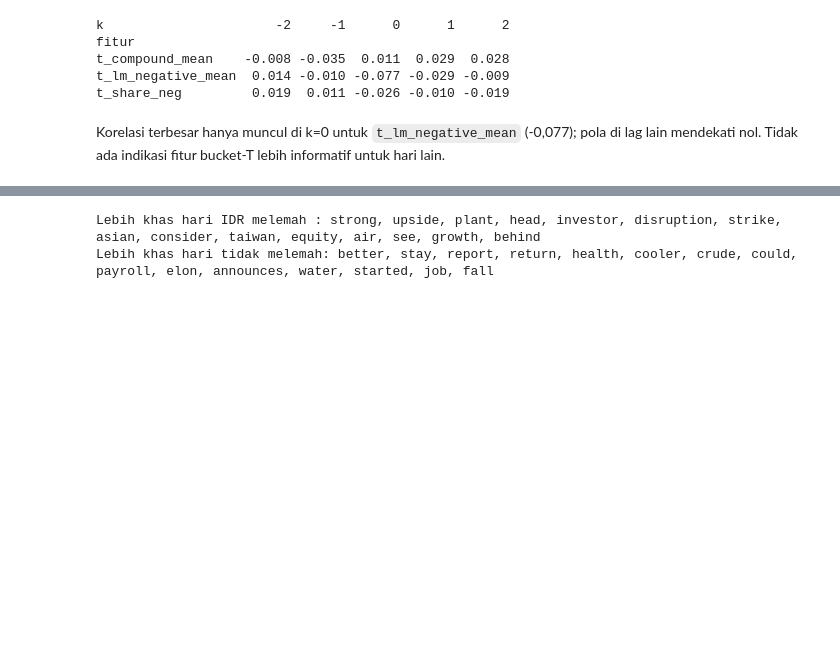
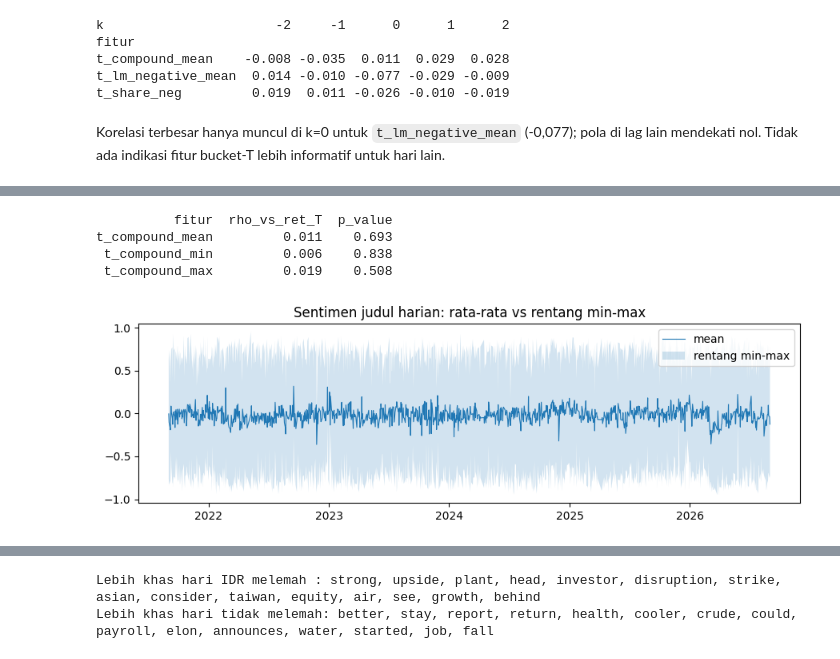
Before and after one commit to marcoyap41/geopolitic-sentiment-analysis, a Jupyter notebook: notebook/01_eda.ipynb, the cells around one changed output, grey strips where cells are left out. Drawn from its saved outputs; the diff is of its cells as text; code cells hidden in the pictures; blank space fills up the shorter version.

```diff
--- a/notebook/01_eda.ipynb
+++ b/notebook/01_eda.ipynb
@@ -160,0 +179,20 @@ Korelasi terbesar hanya muncul di k=0 untuk `t_lm_negative_mean` (-0,077); pola
+# %%
+# Rentang sentimen: apakah artikel paling negatif/positif hari itu (min/max) beda info dari rata-rata?
+rows = []
+for c in ['t_compound_mean', 't_compound_min', 't_compound_max']:
+    x = d[[c, 'ret_pct']].dropna()
+    rho, p_val = spearmanr(x[c], x['ret_pct'])
+    rows.append((c, round(rho, 3), round(p_val, 3)))
+print(pd.DataFrame(rows, columns=['fitur', 'rho_vs_ret_T', 'p_value']).to_string(index=False))
+
+fig, ax = plt.subplots(figsize=(9, 3))
+ax.plot(d.index, d['t_compound_mean'], lw=.8, label='mean')
+ax.fill_between(d.index, d['t_compound_min'], d['t_compound_max'], alpha=.2, label='rentang min-max')
+ax.legend(); ax.set_title('Sentimen judul harian: rata-rata vs rentang min-max')
+plt.tight_layout(); plt.show()
+# %% [output]
+          fitur  rho_vs_ret_T  p_value
+t_compound_mean         0.011    0.693
+ t_compound_min         0.006    0.838
+ t_compound_max         0.019    0.508
+[figure, added]
```
Also changed, not shown: parts of 12 cells of this notebook, 16 other files.
